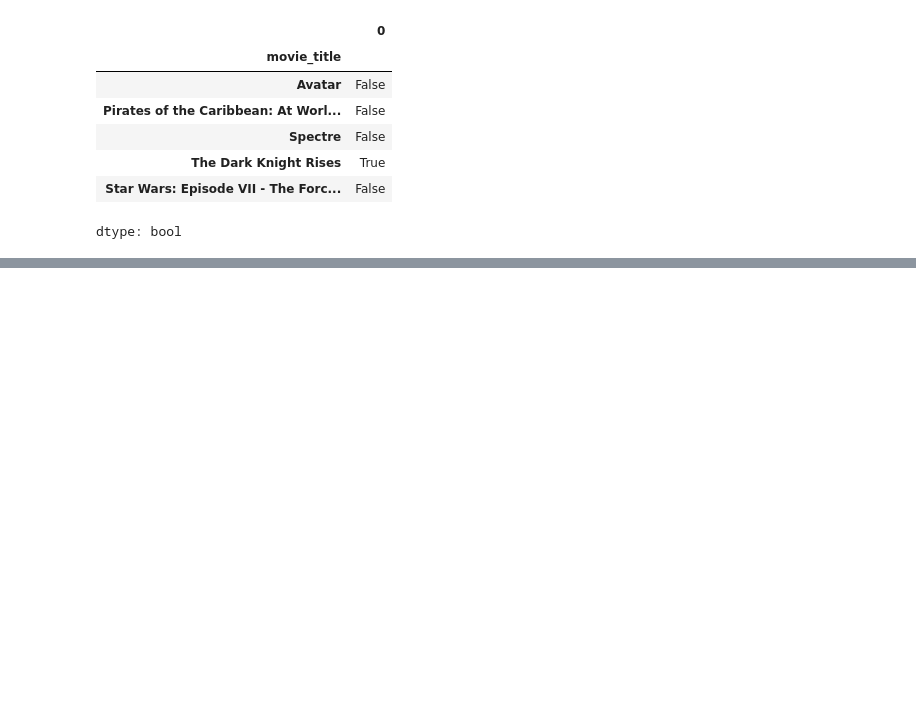
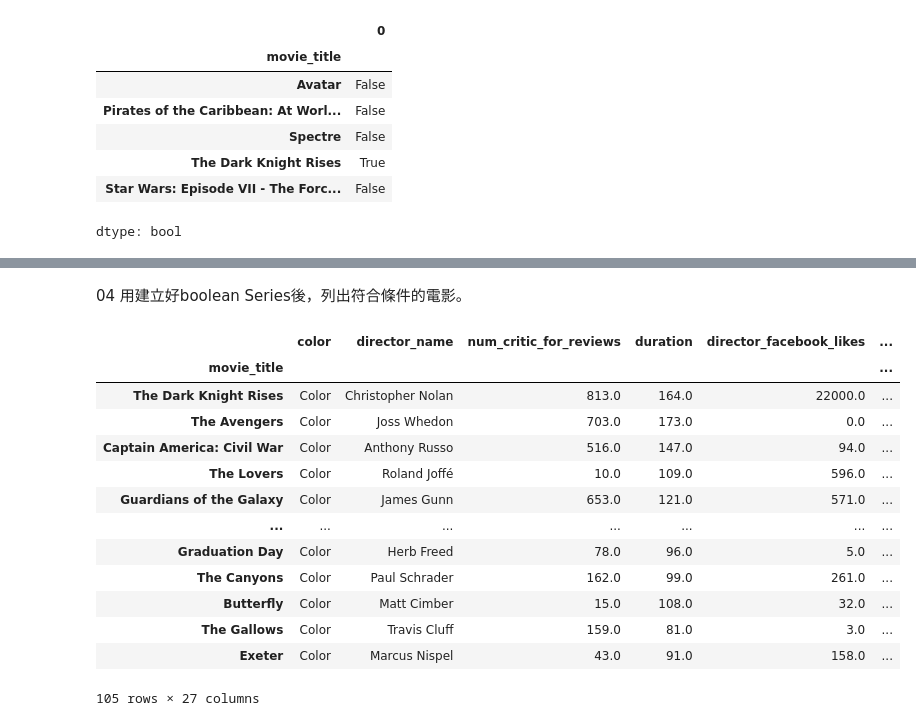
Before and after one commit to akilchen/pandas-, a Jupyter notebook: CH07_用Boolean_Series篩選特定資料.ipynb, the cells around one changed output, grey strips where cells are left out. Saved outputs shown, nothing was run; the diff lists cells and outputs as text; code cells hidden in the pictures; blank space fills up the shorter version.

```diff
--- a/CH07_用Boolean_Series篩選特定資料.ipynb
+++ b/CH07_用Boolean_Series篩選特定資料.ipynb
@@ -118,0 +123,6 @@ dtype: bool
+# %%
+movie = pd.read_csv('/content/drive/MyDrive/Pandas/data/movie.csv',index_col='movie_title')
+crit_a1 = movie.imdb_score > 8
+crit_a2 = movie.content_rating =='PG-13'
+crit_a3 = ((movie.title_year < 2000) | (movie.title_year > 2009)) #括號是強迫先算，若想要結合兩個boolean Series,則需將個別運算式包起來
+final_crit_a = crit_a1 & crit_a2 & crit_a3 #利用&結合多個篩選
@@ -118,0 +131,5 @@ dtype: bool
+# %%
+crit_b1 = movie.imdb_score < 5
+crit_b2 = movie.content_rating == 'R'
+crit_b3 = ((movie.title_year < 2000) | (movie.title_year > 2010))
+final_crit_b = crit_b1 & crit_b2 & crit_b3
@@ -118,0 +138,3 @@ dtype: bool
+# %%
+final_crit_all = final_crit_a | final_crit_b
+final_crit_all.head()
@@ -118,0 +150,19 @@ dtype: bool
+# %% [markdown]
+04 用建立好boolean Series後，列出符合條件的電影。
+# %%
+movie[final_crit_all]
+# %% [output]
+|  | color | director_name | num_critic_for_reviews | duration | director_facebook_likes | ... |
+| movie_title |  |  |  |  |  | ... |
+| The Dark Knight Rises | Color | Christopher Nolan | 813.0 | 164.0 | 22000.0 | ... |
+| The Avengers | Color | Joss Whedon | 703.0 | 173.0 | 0.0 | ... |
+| Captain America: Civil War | Color | Anthony Russo | 516.0 | 147.0 | 94.0 | ... |
+| The Lovers | Color | Roland Joffé | 10.0 | 109.0 | 596.0 | ... |
+| Guardians of the Galaxy | Color | James Gunn | 653.0 | 121.0 | 571.0 | ... |
+| ... | ... | ... | ... | ... | ... | ... |
+| Graduation Day | Color | Herb Freed | 78.0 | 96.0 | 5.0 | ... |
+| The Canyons | Color | Paul Schrader | 162.0 | 99.0 | 261.0 | ... |
+| Butterfly | Color | Matt Cimber | 15.0 | 108.0 | 32.0 | ... |
+| The Gallows | Color | Travis Cluff | 159.0 | 81.0 | 3.0 | ... |
+| Exeter | Color | Marcus Nispel | 43.0 | 91.0 | 158.0 | ... |
+105 rows × 27 columns
```
Also changed, not shown: parts of 27 cells of this notebook.
